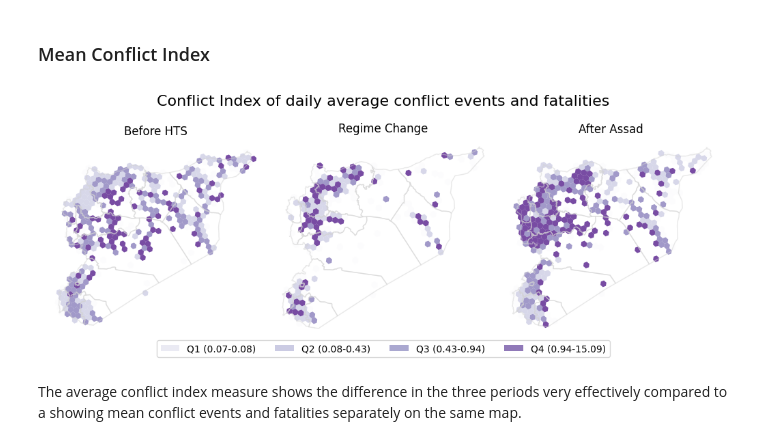
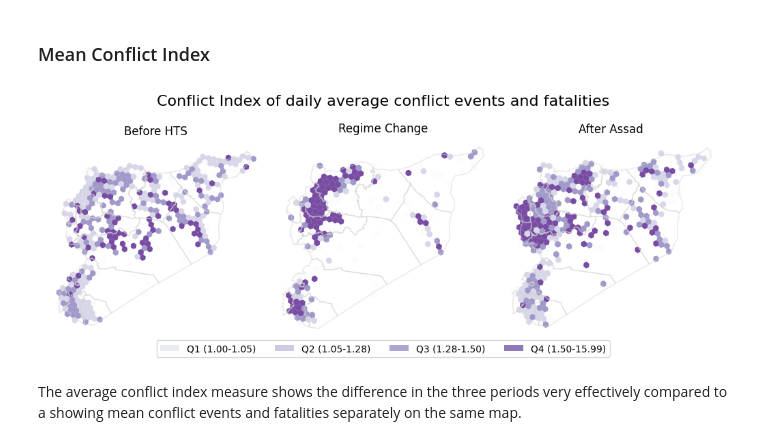
Before and after one commit to datapartnership/syria-economic-monitor, a Jupyter notebook: notebooks/conflict/acled_post_assad.ipynb, the cells around one changed output. Cells and saved outputs as stored; diff of their text form; code cells hidden in the pictures.

```diff
--- a/notebooks/conflict/acled_post_assad.ipynb
+++ b/notebooks/conflict/acled_post_assad.ipynb
@@ -330,7 +374,7 @@ data['event_date'] = pd.to_datetime(data['event_date'])
 conflict_daily_h3 = analysis.get_acled_by_admin(syria_h3, data, columns=['h3_index', 'category'], freq='D')
 conflict_daily_h3.drop(columns=['index'], inplace=True)
 # %%
-conflict_daily_h3['conflict_intensity_index_op1'] = np.sqrt((conflict_daily_h3['nrEvents'] + 0.005) *
-                                           (conflict_daily_h3['nrFatalities'] + 0.005))
+conflict_daily_h3['conflict_intensity_index_op1'] = np.sqrt((conflict_daily_h3['nrEvents']) *
+                                           (conflict_daily_h3['nrFatalities'] + 1))
 # %%
-conflict_daily_h3 = conflict_daily_h3.groupby(['h3_index', 'category'])[['nrEvents', 'nrFatalities', 'conflict_intensity_index_op1']].mean().reset_index()
+conflict_daily_h3_mean = conflict_daily_h3.groupby(['h3_index', 'category'])[['nrEvents', 'nrFatalities', 'conflict_intensity_index_op1']].mean().reset_index()
@@ -337,5 +384,5 @@ conflict_daily_h3 = conflict_daily_h3.groupby(['h3_index', 'category'])[['nrEven
 # %%
-conflict_daily_h3 = syria_h3.merge(conflict_daily_h3, on='h3_index', how='left')
+conflict_daily_h3_mean = syria_h3.merge(conflict_daily_h3_mean, on='h3_index', how='left')
 # %%
 from matplotlib.lines import Line2D
 from matplotlib.colors import Normalize
@@ -494,9 +541,9 @@ def get_h3_maps(daily_mean, title, measure='nrEvents'):
 # %% [markdown]
 ### Mean Conflict Index
 # %%
-fig, ax = get_h3_maps(conflict_daily_h3, 'Conflict Index of daily average conflict events and fatalities', measure='conflict_intensity_index_op1')
+fig, ax = get_h3_maps(conflict_daily_h3_mean, 'Conflict Index of daily average conflict events and fatalities', measure='conflict_intensity_index_op1')
 # %% [output]
-[figure, old version]
+[figure, new version]
 # %% [markdown]
 The average conflict index measure shows the difference in the three periods very effectively compared to a showing mean conflict events and fatalities separately on the same map.
 # %% [markdown]
```
Also changed, not shown: parts of 18 cells of this notebook.
